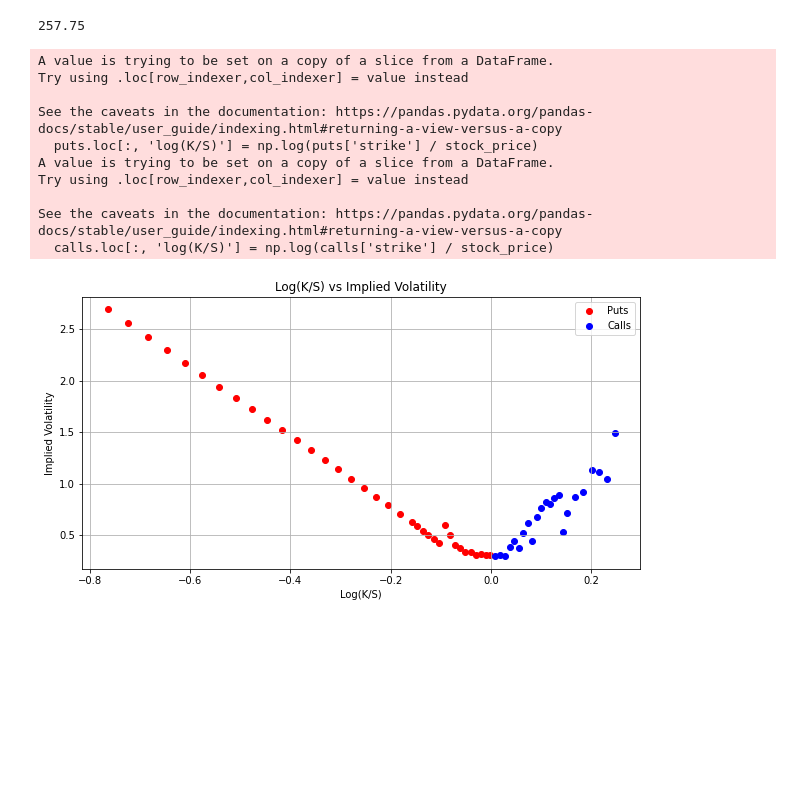
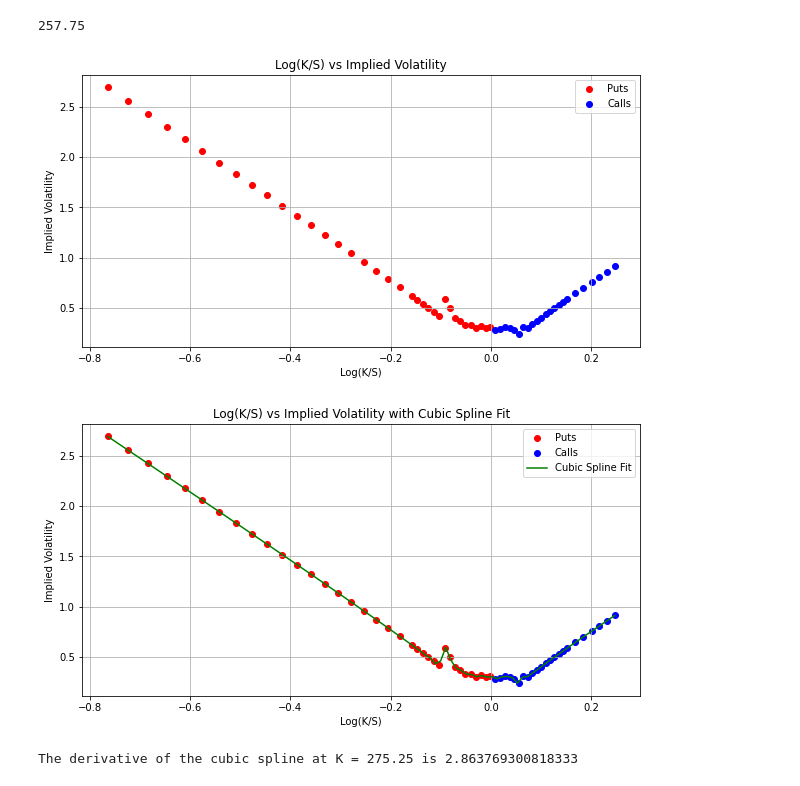
Before and after one commit to roshnx/buy-rough-sell-smooth, a Jupyter notebook: options_alphavantage.ipynb, the cells around one changed output. Cells and saved outputs as stored; diff of their text form; code cells hidden in the pictures; blank space fills up the shorter version.

Commit message:
options test

```diff
--- a/options_alphavantage.ipynb
+++ b/options_alphavantage.ipynb
@@ -189,33 +189,83 @@ print(stock_price)
 # %%
 import numpy as np
 
 # Filter options based on strike price relative to stock price
 puts = put_options[put_options['strike'] < stock_price]
-calls = put_options[put_options['strike'] > stock_price]
+calls = call_options[call_options['strike'] > stock_price]
 
 # Calculate log(K/S)
 puts.loc[:, 'log(K/S)'] = np.log(puts['strike'] / stock_price)
 calls.loc[:, 'log(K/S)'] = np.log(calls['strike'] / stock_price)
 
 # Plot log(K/S) against implied volatilities
 plt.figure(figsize=(10, 5))
 plt.scatter(puts['log(K/S)'], puts['implied_volatility'], color='r', label='Puts')
 plt.scatter(calls['log(K/S)'], calls['implied_volatility'], color='b', label='Calls')
 plt.title('Log(K/S) vs Implied Volatility')
 plt.xlabel('Log(K/S)')
 plt.ylabel('Implied Volatility')
 plt.legend()
 plt.grid(True)
 plt.show()
 # %% [output]
-A value is trying to be set on a copy of a slice from a DataFrame.
-Try using .loc[row_indexer,col_indexer] = value instead
-
-See the caveats in the documentation: https://pandas.pydata.org/pandas-docs/stable/user_guide/indexing.html#returning-a-view-versus-a-copy
-  puts.loc[:, 'log(K/S)'] = np.log(puts['strike'] / stock_price)
-A value is trying to be set on a copy of a slice from a DataFrame.
-Try using .loc[row_indexer,col_indexer] = value instead
-
-See the caveats in the documentation: https://pandas.pydata.org/pandas-docs/stable/user_guide/indexing.html#returning-a-view-versus-a-copy
-  calls.loc[:, 'log(K/S)'] = np.log(calls['strike'] / stock_price)
-[figure, old version]
+[figure, new version]
+# %%
+import numpy as np
+import pandas as pd
+import matplotlib.pyplot as plt
+from scipy.interpolate import CubicSpline
+
+# Assuming put_options and call_options are DataFrames with 'strike' and 'implied_volatility'
+# stock_price is given
+
+# Filter options based on strike price relative to stock price
+puts = put_options[put_options['strike'] < stock_price]
+calls = call_options[call_options['strike'] > stock_price]
+
+# Calculate log(K/S)
+puts = puts.copy()
+calls = calls.copy()
+puts['log(K/S)'] = np.log(puts['strike'] / stock_price)
+calls['log(K/S)'] = np.log(calls['strike'] / stock_price)
+
+# Combine data for cubic spline fitting
+log_ks = np.concatenate([puts['log(K/S)'].values, calls['log(K/S)'].values])
+vols = np.concatenate([puts['implied_volatility'].values, calls['implied_volatility'].values])
+
+# Sort data for proper spline fitting
+sorted_indices = np.argsort(log_ks)
+log_ks_sorted = log_ks[sorted_indices]
+vols_sorted = vols[sorted_indices]
+
+# Fit cubic spline
+spline = CubicSpline(log_ks_sorted, vols_sorted)
+
+# Generate smooth curve for plotting
+log_ks_fine = np.linspace(log_ks_sorted.min(), log_ks_sorted.max(), 100)
+vols_fitted = spline(log_ks_fine)
+
+# Plot data points and spline fit
+plt.figure(figsize=(10, 5))
+plt.scatter(puts['log(K/S)'], puts['implied_volatility'], color='r', label='Puts')
+plt.scatter(calls['log(K/S)'], calls['implied_volatility'], color='b', label='Calls')
+plt.plot(log_ks_fine, vols_fitted, 'g-', label='Cubic Spline Fit')
+plt.title('Log(K/S) vs Implied Volatility with Cubic Spline Fit')
+plt.xlabel('Log(K/S)')
+plt.ylabel('Implied Volatility')
+plt.legend()
+plt.grid(True)
+plt.show()
+# %% [output]
+[figure, added]
+# %%
+# Calculate the derivative of the spline
+spline_derivative = spline.derivative()
+
+# Evaluate the derivative at K = 275.25
+K_value = 275.25
+log_K_S_value = np.log(K_value / stock_price)
+derivative_at_K = spline_derivative(log_K_S_value)
+
+print(f"The derivative of the cubic spline at K = {K_value} is {derivative_at_K}")
+# %% [output]
+The derivative of the cubic spline at K = 275.25 is 2.863769300818333
```
